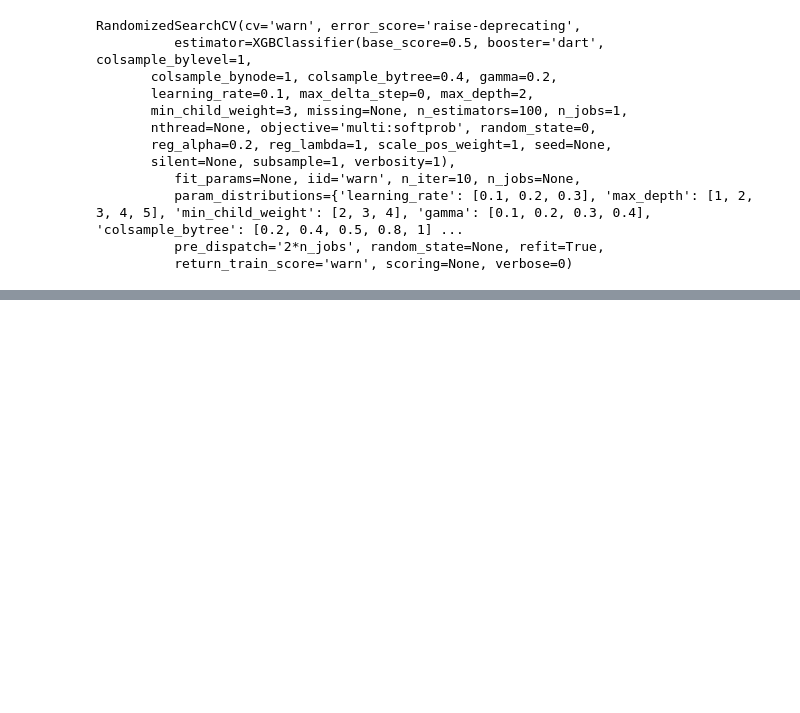
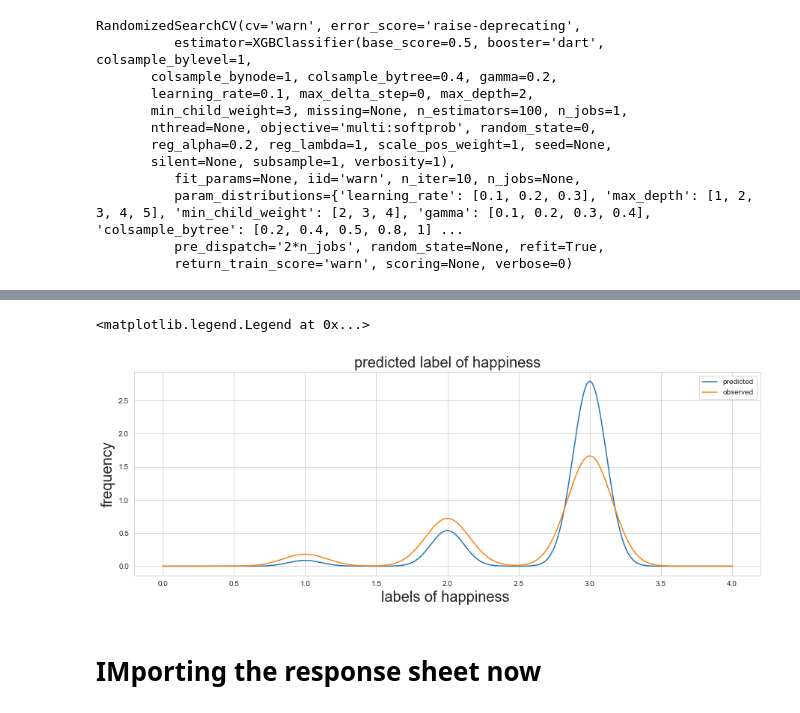
Before and after one commit to sudhanshuranjansr/Human_Happiness_index, a Jupyter notebook: master_project_1.0.ipynb, the cells around one changed output, grey strips where cells are left out. Saved outputs shown, nothing was run; the diff lists cells and outputs as text; code cells hidden in the pictures; blank space fills up the shorter version.

```diff
--- a/master_project_1.0.ipynb
+++ b/master_project_1.0.ipynb
@@ -636,0 +637,16 @@ accuracy_score(numriser(DataFrame(y_pre1)[0].values),(numriser(DataFrame(y_test)
+# %%
+model_xg1=xgb.XGBClassifier(base_score=0.5,
+                           booster='dart',
+                           colsample_bylevel=1,
+                           colsample_bynode=1,
+                           colsample_bytree=.4,
+                           gamma=0.2,
+                           importance_type='gain',
+                           learning_rate=0.1,
+                           max_delta_step=0,
+                           max_depth=2, min_child_weight=3, missing=None, n_estimators=100,
+                           n_jobs=1, nthread=None, objective='reg:linear', random_state=0,
+                           reg_alpha=.2, reg_lambda=1, scale_pos_weight=1, seed=None,
+                           silent=None, subsample=1, verbosity=1)
+# %%
+model_xg1.fit(x1,y2)
@@ -636,0 +661,2 @@ accuracy_score(numriser(DataFrame(y_pre1)[0].values),(numriser(DataFrame(y_test)
+# %%
+y_pre1=model_xg1.predict(x1)
@@ -636,0 +667,2 @@ accuracy_score(numriser(DataFrame(y_pre1)[0].values),(numriser(DataFrame(y_test)
+# %%
+df_pre1=DataFrame([numriser(DataFrame(y_pre1)[0].values),DataFrame(y2)[0].values],index=["predicted","observed"]).T
@@ -636,0 +690,12 @@ accuracy_score(numriser(DataFrame(y_pre1)[0].values),(numriser(DataFrame(y_test)
+# %%
+df_pre1["predicted"].plot(kind="kde",label=True,figsize=(15,5),alpha=1)
+df_pre1["observed"].plot(kind="kde",label=True,figsize=(15,5),alpha=1)
+plt.title("predicted label of happiness",fontsize=20)
+plt.xlabel("labels of happiness ",fontsize=20)
+plt.ylabel("frequency",fontsize=20)
+plt.legend(["predicted","observed"])
+# %% [output]
+<matplotlib.legend.Legend at 0x...>
+[figure, added]
+# %% [markdown]
+# IMporting the response sheet now
```
Also changed, not shown: parts of 43 cells of this notebook.
